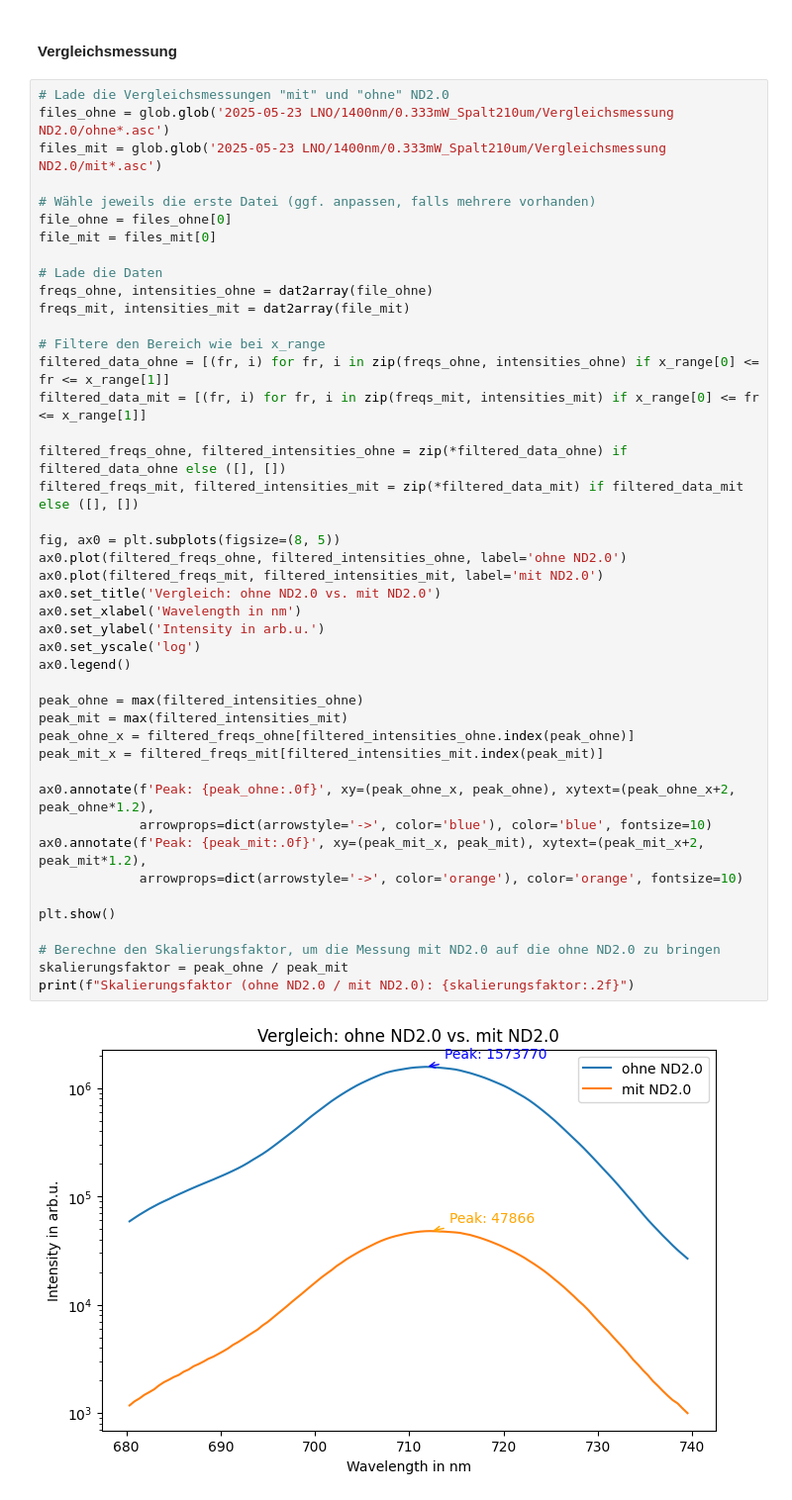
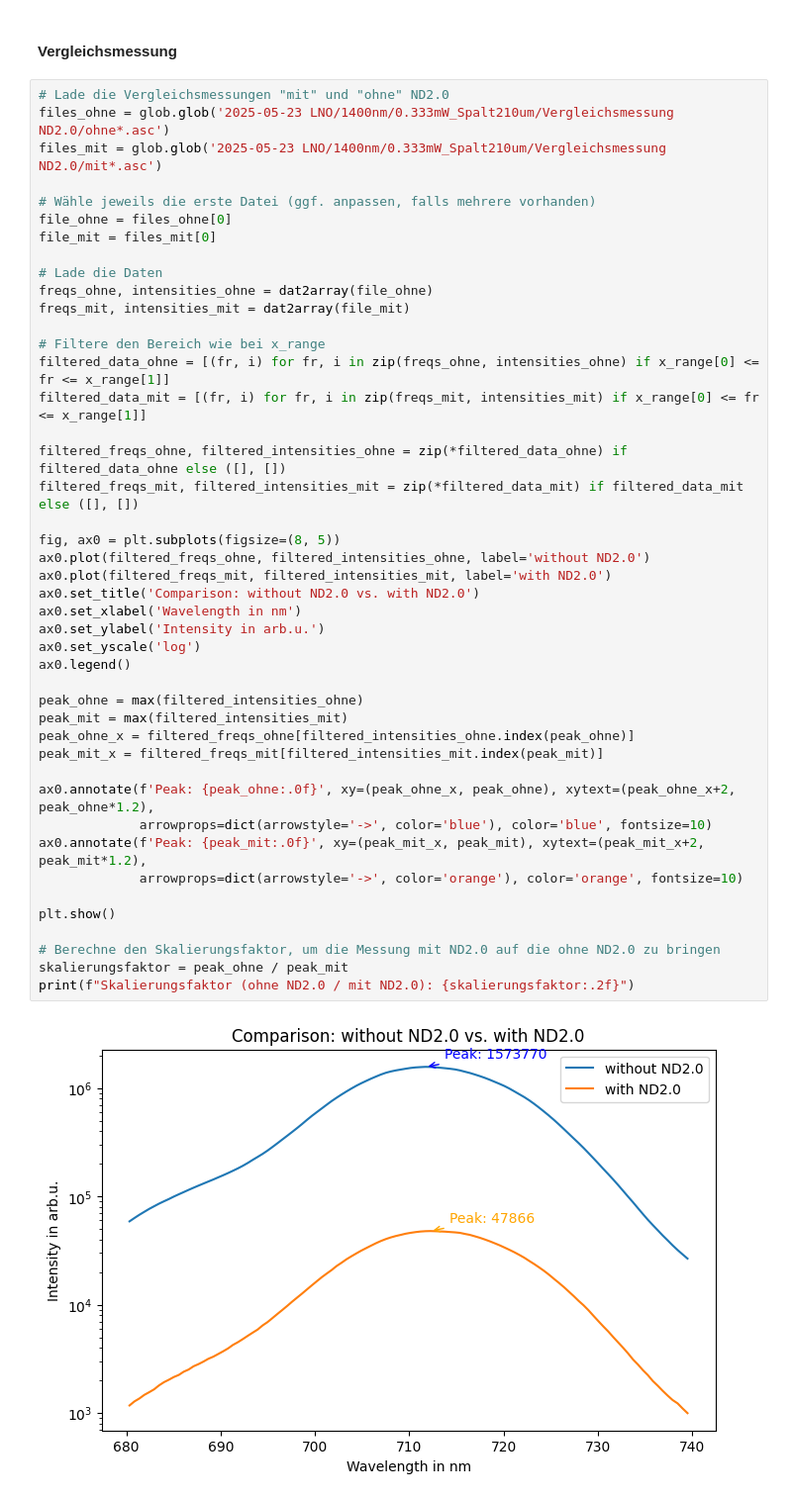
Before and after one commit to FlorianAdamczyk/auswertung_neu, a Jupyter notebook: 2025-05-27 Auswertung TCBC TBBB LNO/2025-05-27_auswertung_TCBC-TBBB-LNO.ipynb, the cells around one changed output. Shown at 99% size. Cells and saved outputs as stored; diff of their text form.

```diff
--- a/2025-05-27 Auswertung TCBC TBBB LNO/2025-05-27_auswertung_TCBC-TBBB-LNO.ipynb
+++ b/2025-05-27 Auswertung TCBC TBBB LNO/2025-05-27_auswertung_TCBC-TBBB-LNO.ipynb
@@ -166,36 +203,36 @@ freqs_mit, intensities_mit = dat2array(file_mit)
 
 # Filtere den Bereich wie bei x_range
 filtered_data_ohne = [(fr, i) for fr, i in zip(freqs_ohne, intensities_ohne) if x_range[0] <= fr <= x_range[1]]
 filtered_data_mit = [(fr, i) for fr, i in zip(freqs_mit, intensities_mit) if x_range[0] <= fr <= x_range[1]]
 
 filtered_freqs_ohne, filtered_intensities_ohne = zip(*filtered_data_ohne) if filtered_data_ohne else ([], [])
 filtered_freqs_mit, filtered_intensities_mit = zip(*filtered_data_mit) if filtered_data_mit else ([], [])
 
 fig, ax0 = plt.subplots(figsize=(8, 5))
-ax0.plot(filtered_freqs_ohne, filtered_intensities_ohne, label='ohne ND2.0')
-ax0.plot(filtered_freqs_mit, filtered_intensities_mit, label='mit ND2.0')
-ax0.set_title('Vergleich: ohne ND2.0 vs. mit ND2.0')
+ax0.plot(filtered_freqs_ohne, filtered_intensities_ohne, label='without ND2.0')
+ax0.plot(filtered_freqs_mit, filtered_intensities_mit, label='with ND2.0')
+ax0.set_title('Comparison: without ND2.0 vs. with ND2.0')
 ax0.set_xlabel('Wavelength in nm')
 ax0.set_ylabel('Intensity in arb.u.')
 ax0.set_yscale('log')
 ax0.legend()
 
 peak_ohne = max(filtered_intensities_ohne)
 peak_mit = max(filtered_intensities_mit)
 peak_ohne_x = filtered_freqs_ohne[filtered_intensities_ohne.index(peak_ohne)]
 peak_mit_x = filtered_freqs_mit[filtered_intensities_mit.index(peak_mit)]
 
 ax0.annotate(f'Peak: {peak_ohne:.0f}', xy=(peak_ohne_x, peak_ohne), xytext=(peak_ohne_x+2, peak_ohne*1.2),
              arrowprops=dict(arrowstyle='->', color='blue'), color='blue', fontsize=10)
 ax0.annotate(f'Peak: {peak_mit:.0f}', xy=(peak_mit_x, peak_mit), xytext=(peak_mit_x+2, peak_mit*1.2),
              arrowprops=dict(arrowstyle='->', color='orange'), color='orange', fontsize=10)
 
 plt.show()
 
 # Berechne den Skalierungsfaktor, um die Messung mit ND2.0 auf die ohne ND2.0 zu bringen
 skalierungsfaktor = peak_ohne / peak_mit
 print(f"Skalierungsfaktor (ohne ND2.0 / mit ND2.0): {skalierungsfaktor:.2f}")
 # %% [output]
-[figure, old version]
+[figure, new version]
 Skalierungsfaktor (ohne ND2.0 / mit ND2.0): 32.88
 # %% [markdown]
```
Also changed, not shown: parts of 10 cells of this notebook, 15 other files.
